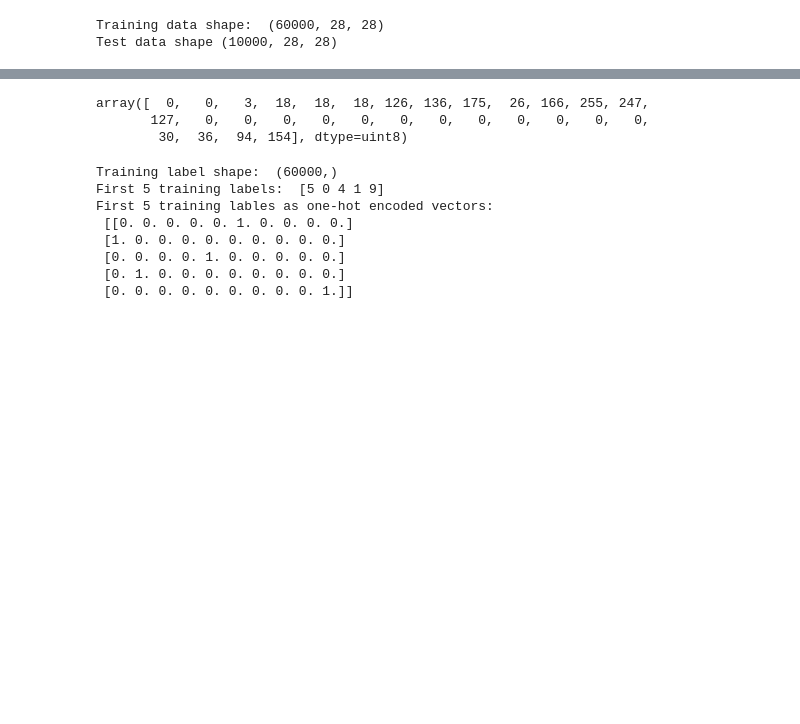
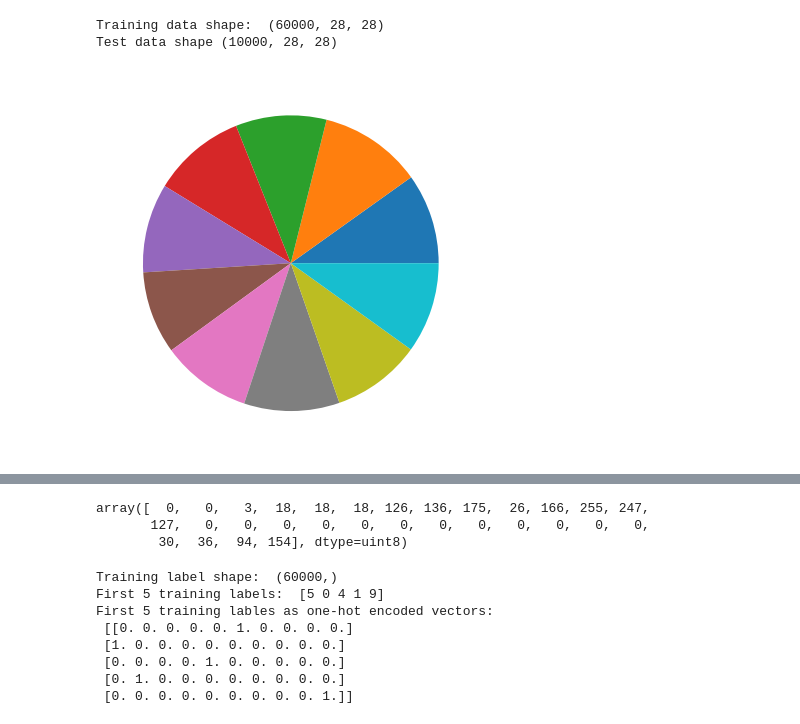
Before and after one commit to pgolbus/SummerSpringBoardAI, a Jupyter notebook: mnist/mnist.ipynb, the cells around one changed output, grey strips where cells are left out. Cells and saved outputs as stored; diff of their text form; code cells hidden in the pictures; blank space fills up the shorter version.

```diff
--- a/mnist/mnist.ipynb
+++ b/mnist/mnist.ipynb
@@ -27,6 +29,13 @@ print("Test data shape", X_test.shape) # (10000, 28, 28) -- 10000 images, each 2
 # %% [output]
 Training data shape:  (60000, 28, 28)
 Test data shape (10000, 28, 28)
+# %%
+# This is a nicely balanced dataset, so we're not going to have to deal with that problem
+label_counts_dict = Counter(y_train)
+plt.pie(dict(sorted(label_counts_dict.items())).values())
+plt.show()
+# %% [output]
+[figure, added]
 # %%
 # plot first 3^k+1 images in MNIST
 k = 1
```
Also changed, not shown: parts of 12 cells of this notebook, 2 other files.
